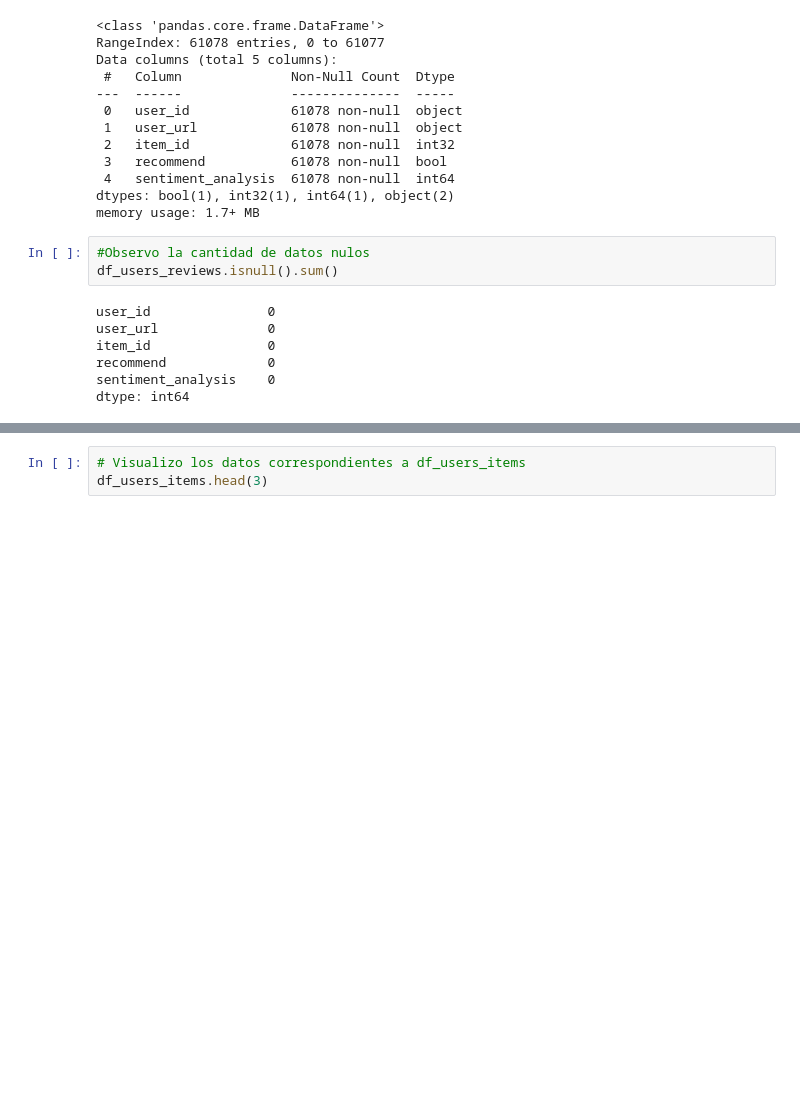
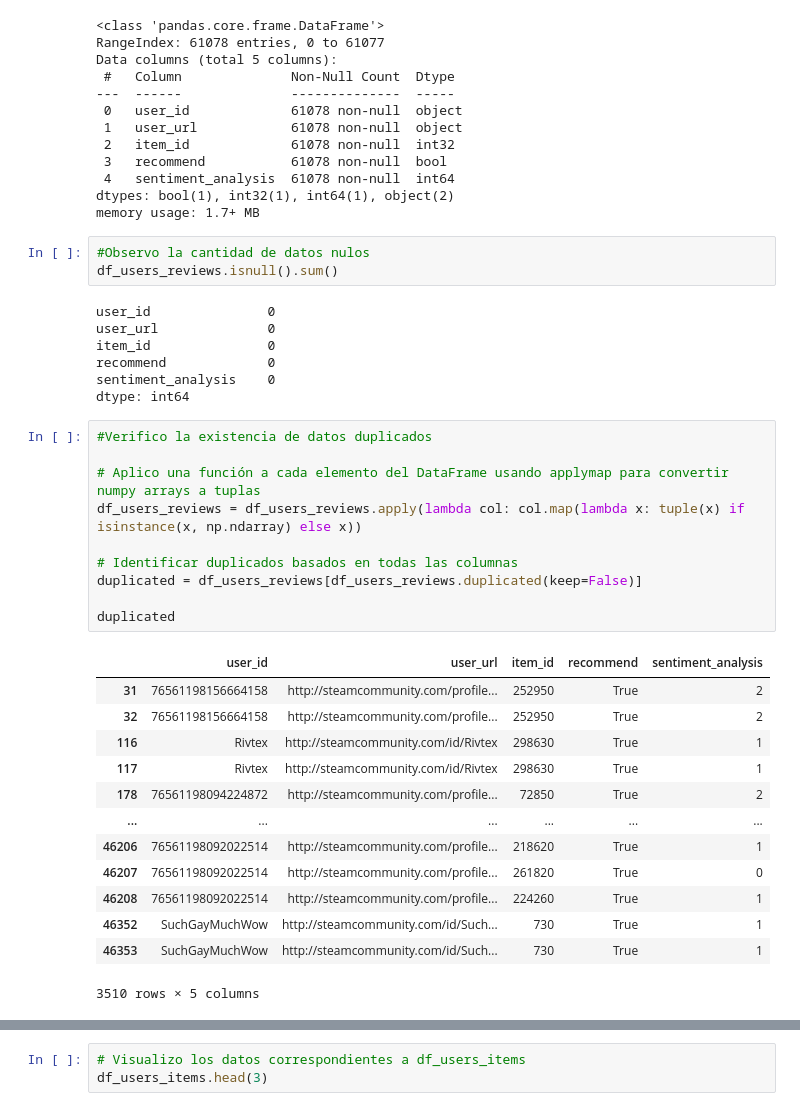
Before and after one commit to OctavioAlvarez1/proyecto-individual-1-Soy-Henry, a Jupyter notebook: eda_data.ipynb, the cells around one changed output, grey strips where cells are left out. Cells and saved outputs as stored; diff of their text form; blank space fills up the shorter version.

```diff
--- a/eda_data.ipynb
+++ b/eda_data.ipynb
@@ -116,3 +142,27 @@ item_id               0
 recommend             0
 sentiment_analysis    0
 dtype: int64
+# %%
+#Verifico la existencia de datos duplicados
+
+# Aplico una función a cada elemento del DataFrame usando applymap para convertir numpy arrays a tuplas
+df_users_reviews = df_users_reviews.apply(lambda col: col.map(lambda x: tuple(x) if isinstance(x, np.ndarray) else x))
+
+# Identificar duplicados basados en todas las columnas
+duplicated = df_users_reviews[df_users_reviews.duplicated(keep=False)]
+
+duplicated
+# %% [output]
+|  | user_id | user_url | item_id | recommend | sentiment_analysis |
+| 31 | 76561198156664158 | http://steamcommunity.com/profile... | 252950 | True | 2 |
+| 32 | 76561198156664158 | http://steamcommunity.com/profile... | 252950 | True | 2 |
+| 116 | Rivtex | http://steamcommunity.com/id/Rivtex | 298630 | True | 1 |
+| 117 | Rivtex | http://steamcommunity.com/id/Rivtex | 298630 | True | 1 |
+| 178 | 76561198094224872 | http://steamcommunity.com/profile... | 72850 | True | 2 |
+| ... | ... | ... | ... | ... | ... |
+| 46206 | 76561198092022514 | http://steamcommunity.com/profile... | 218620 | True | 1 |
+| 46207 | 76561198092022514 | http://steamcommunity.com/profile... | 261820 | True | 0 |
+| 46208 | 76561198092022514 | http://steamcommunity.com/profile... | 224260 | True | 1 |
+| 46352 | SuchGayMuchWow | http://steamcommunity.com/id/Such... | 730 | True | 1 |
+| 46353 | SuchGayMuchWow | http://steamcommunity.com/id/Such... | 730 | True | 1 |
+3510 rows × 5 columns
```
Also changed, not shown: parts of 6 cells of this notebook.
